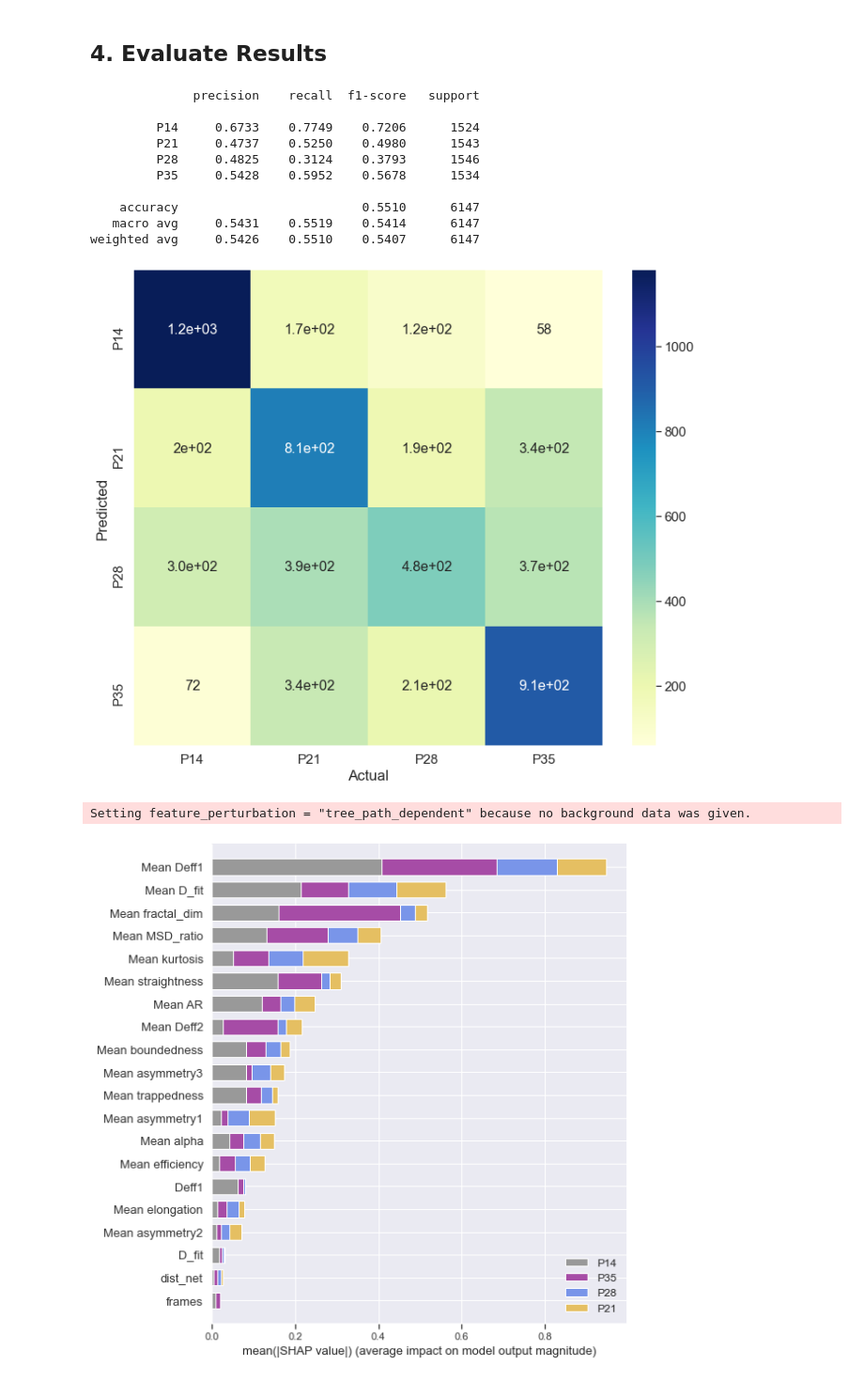
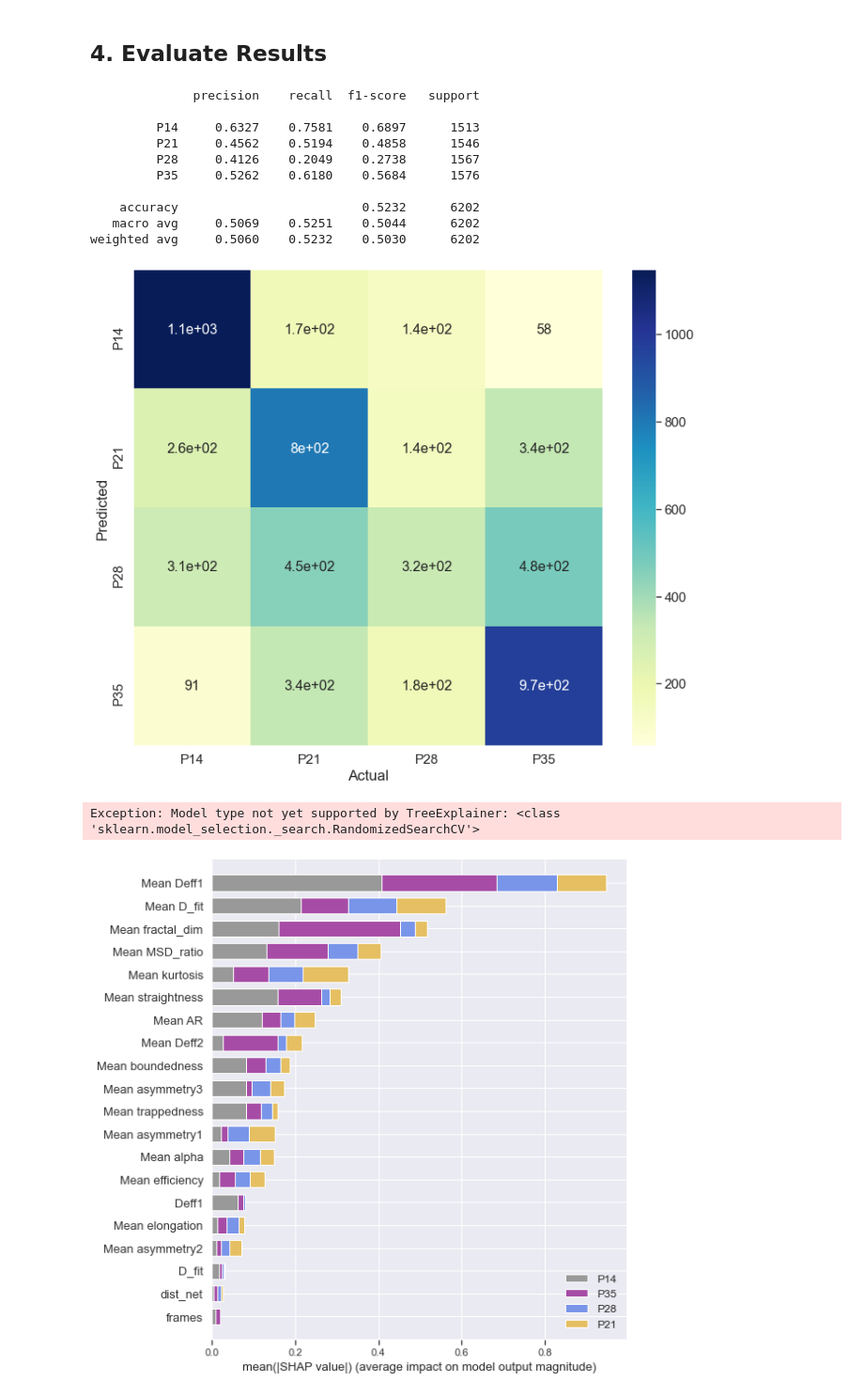
Before and after one commit to Nance-Lab/diff_predictor, a Jupyter notebook: notebooks/RF_age_analysis_P21_P28_P32_P35.ipynb, the cells around one changed output. Shown: that part at 94% size. Drawn from its saved outputs; the diff is of its cells as text; code cells hidden in the pictures.

Commit message:
reproducing results

```diff
--- a/notebooks/RF_age_analysis_P21_P28_P32_P35.ipynb
+++ b/notebooks/RF_age_analysis_P21_P28_P32_P35.ipynb
@@ -534,6 +534,7 @@ for i in range(50):
     X_train[features] = X_train[features].fillna(-1)
     X_test[features] = X_test[features].fillna(-1)
     X_val[features] = X_val[features].fillna(-1)
-    ypred1 = test.predict(X_test[features])
+    #ypred1 = test.predict(X_test[features])
+    ypred1 = rf_random.predict(X_test[features])
     acc.append(metrics.accuracy_score(np.array(y_test), ypred1))
 acc = np.array(acc)
@@ -670,37 +629,37 @@ See the caveats in the documentation: https://pandas.pydata.org/pandas-docs/stab
 # print('2 == {}'.format(le.inverse_transform([2])))
 # print('3 == {}'.format(le.inverse_transform([3])))
 class_names = ['P14', 'P21', 'P28', 'P35']
-class_results = classification_report(y_test, pred, digits=4, target_names = ['P14', 'P21', 'P28', 'P35'])
+class_results = classification_report(y_test, ypred1, digits=4, target_names = ['P14', 'P21', 'P28', 'P35'])
 print(str(class_results))
 # %% [output]
               precision    recall  f1-score   support
 
-         P14     0.6733    0.7749    0.7206      1524
-         P21     0.4737    0.5250    0.4980      1543
-         P28     0.4825    0.3124    0.3793      1546
-         P35     0.5428    0.5952    0.5678      1534
+         P14     0.6327    0.7581    0.6897      1513
+         P21     0.4562    0.5194    0.4858      1546
+         P28     0.4126    0.2049    0.2738      1567
+         P35     0.5262    0.6180    0.5684      1576
 
-    accuracy                         0.5510      6147
-   macro avg     0.5431    0.5519    0.5414      6147
-weighted avg     0.5426    0.5510    0.5407      6147
+    accuracy                         0.5232      6202
+   macro avg     0.5069    0.5251    0.5044      6202
+weighted avg     0.5060    0.5232    0.5030      6202
 # %%
-confusion_matrix(y_test, pred)
+confusion_matrix(y_test, ypred1)
 pl.figure(figsize=(12,10))
-cm_array = confusion_matrix(y_test, pred)
+cm_array = confusion_matrix(y_test, ypred1)
 df_cm = pd.DataFrame(cm_array, index = class_names, columns = class_names)
 
 sn.set(font_scale=1.4) # for label size
 ax = sn.heatmap(df_cm, annot=True, annot_kws={"size": 16}, cmap="YlGnBu")
 ax.set(xlabel='Actual', ylabel='Predicted')
 
 pl.show()
 # %% [output]
-[figure, old version]
+[figure, new version]
 # %%
-explainer = shap.TreeExplainer(bst)
+explainer = shap.TreeExplainer(rf_random)
 shap_values = explainer.shap_values(X_test[features])
 # %% [output]
-Setting feature_perturbation = "tree_path_dependent" because no background data was given.
+Exception: Model type not yet supported by TreeExplainer: <class 'sklearn.model_selection._search.RandomizedSearchCV'>
 # %%
 %matplotlib inline
 # %%
```
Also changed, not shown: parts of 24 cells of this notebook, 1 other file.
